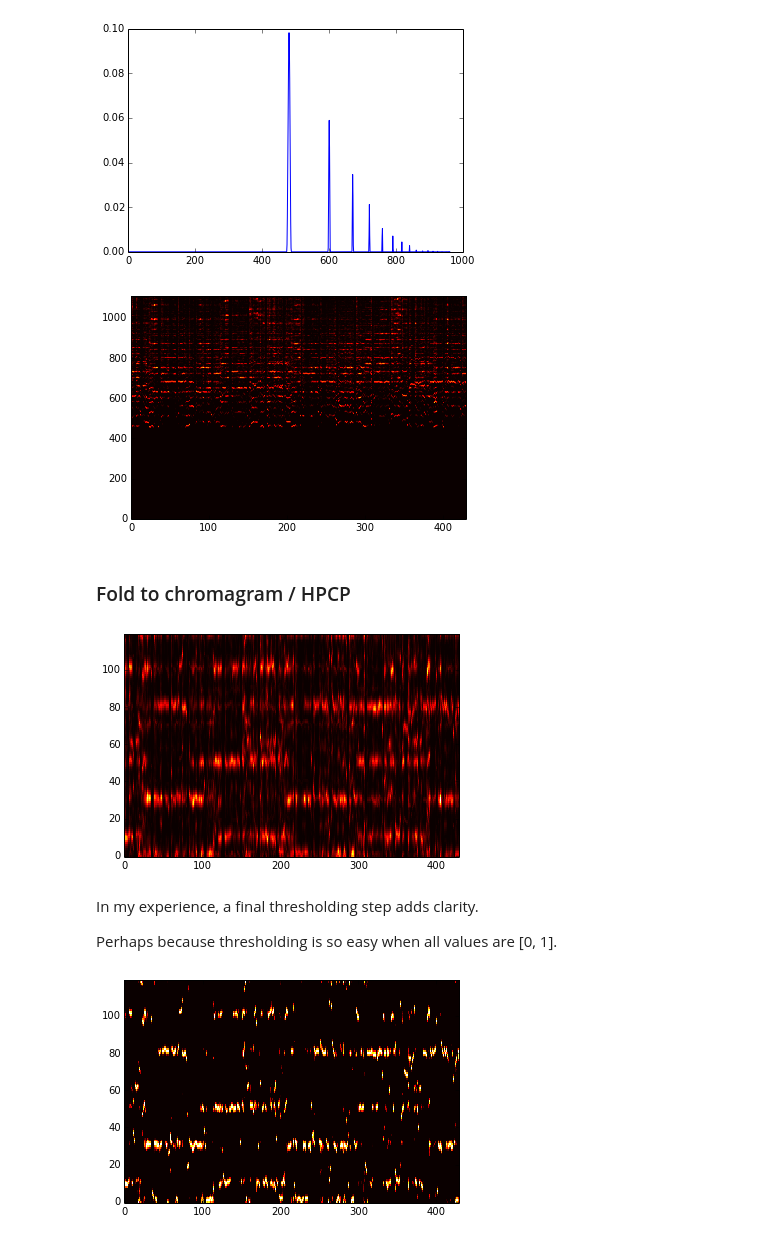
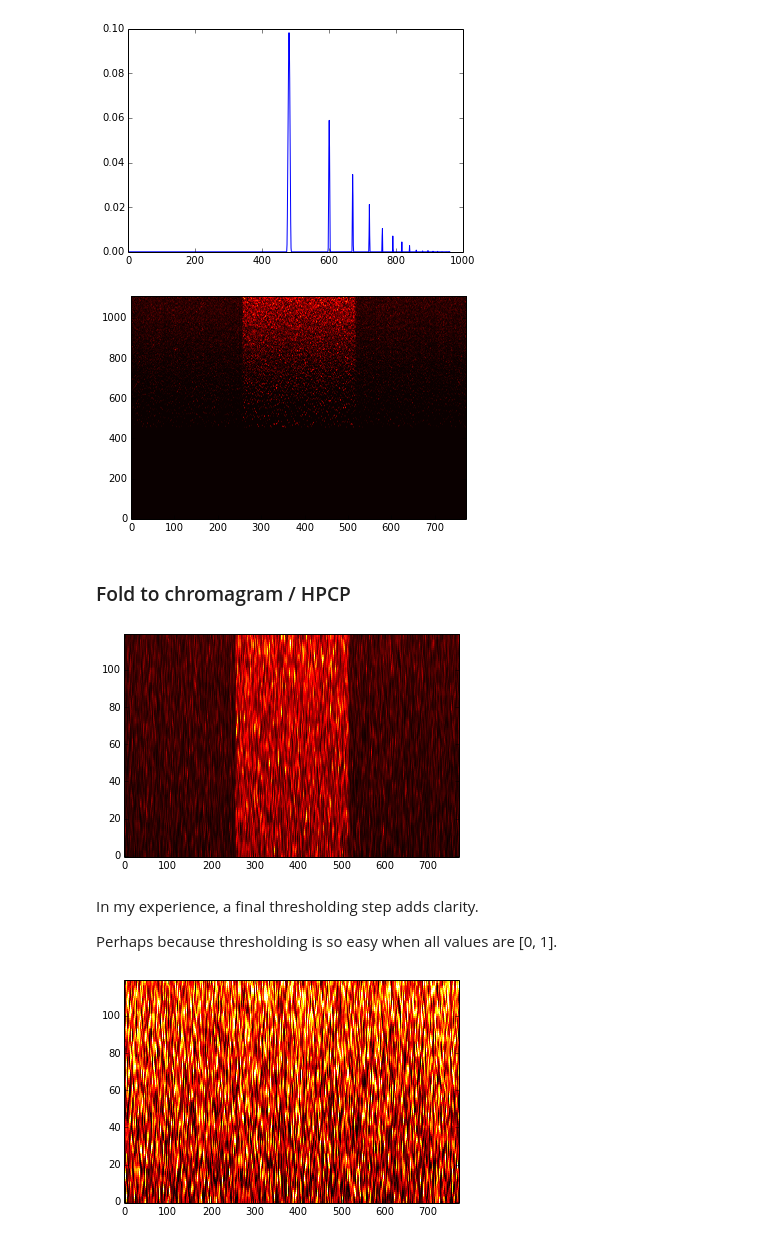
Before and after one commit to jvbalen/hpcp_demo, a Jupyter notebook: hpcp_v1.ipynb, the cells around one changed output. Cells and saved outputs as stored; diff of their text form; code cells hidden in the pictures.

Commit message:
thresholding fix and more example audio

```diff
--- a/hpcp_v1.ipynb
+++ b/hpcp_v1.ipynb
@@ -43,7 +43,7 @@ import matplotlib.pyplot as plt
 # %% [markdown]
 ### HPCP parameters
 # %%
-file_name = 'bach.wav'
+file_name = '../silence_noise_silence.wav'
 win_size = 4096
 hop_size = 1024
 window = 'blackman'
@@ -63,7 +63,7 @@ final_thr = 0.5
 ### Vizualization parameters
 # %%
 example_frame = 20
-n_example_frames = 430  # 430 ~ 10s @ hop_size=1024
+n_example_frames = None  # 430 ~ 10s @ hop_size=1024
 cmap = 'hot'
 
 def plot_spectrogram(X, max_frames=None, cmap='hot'):
@@ -120,20 +120,20 @@ def dB(x):
 
 Y_dB = dB(Y_lim)
 # %%
-def global_thresholding(X, thr):
+def global_thresholding(X, thr=80):
     X = X - np.max(X) + thr
     X[X < 0] = 0
     return X
 
-def local_thresholding(X, local_thr):
-    X = X - np.max(X, axis=1).reshape(-1,1) + local_thr
-    X[X < 0] = 0
+def local_thresholding(X, thr=30):
+    n_frames, n_bins = X.shape
+    X[X < np.tile(np.max(X, axis=1).reshape((-1, 1)) - thr, (1, n_bins))] = 0
     return X
 
-Y_thr = global_thresholding(Y_dB, global_thr)
+Y_thr = global_thresholding(Y_dB, thr=global_thr)
 
 if local_thr < global_thr:
-    Y_thr = local_thresholding(Y_thr, local_thr=local_thr)
+    Y_thr = local_thresholding(Y_thr, thr=local_thr)
 
 plot_spectrogram(Y_thr, n_example_frames, cmap=cmap)
 # %% [output]
@@ -336,7 +336,7 @@ hpp = sum_harmonics(pp, harmonic_decay=harmonic_decay,
 
 plot_spectrogram(hpp, n_example_frames, cmap=cmap)
 # %% [output]
-[figure, old version]
+[figure, new version]
 # %% [markdown]
 ### Fold to chromagram / HPCP
 # %%
@@ -349,7 +349,7 @@ hpcp = fold_octaves(hpp, bins_per_octave=bins_per_octave)
 
 plot_spectrogram(hpcp, n_example_frames, cmap=cmap)
 # %% [output]
-[figure, old version]
+[figure, new version]
 # %% [markdown]
 In my experience, a final thresholding step adds clarity.
 
@@ -357,15 +357,13 @@ Perhaps because thresholding is so easy when all values are [0, 1].
 # %%
 def normalize_frames(X, thr=0.):
     X = X - np.min(X, axis=1).reshape((-1,1))
     X_max = np.max(X, axis=1)
     X = X[X_max >0] / (X_max[X_max > 0]).reshape((-1,1))
-    if thr > 0:
-        X = (1-thr) * (X-thr) * (X>thr)
     return X
 
 if norm_frames:
     hpcp = normalize_frames(hpcp, thr=final_thr)
 
 plot_spectrogram(hpcp, n_example_frames, cmap=cmap)
 # %% [output]
-[figure, old version]
+[figure, new version]
```
Also changed, not shown: parts of 9 cells of this notebook, 4 other files.
